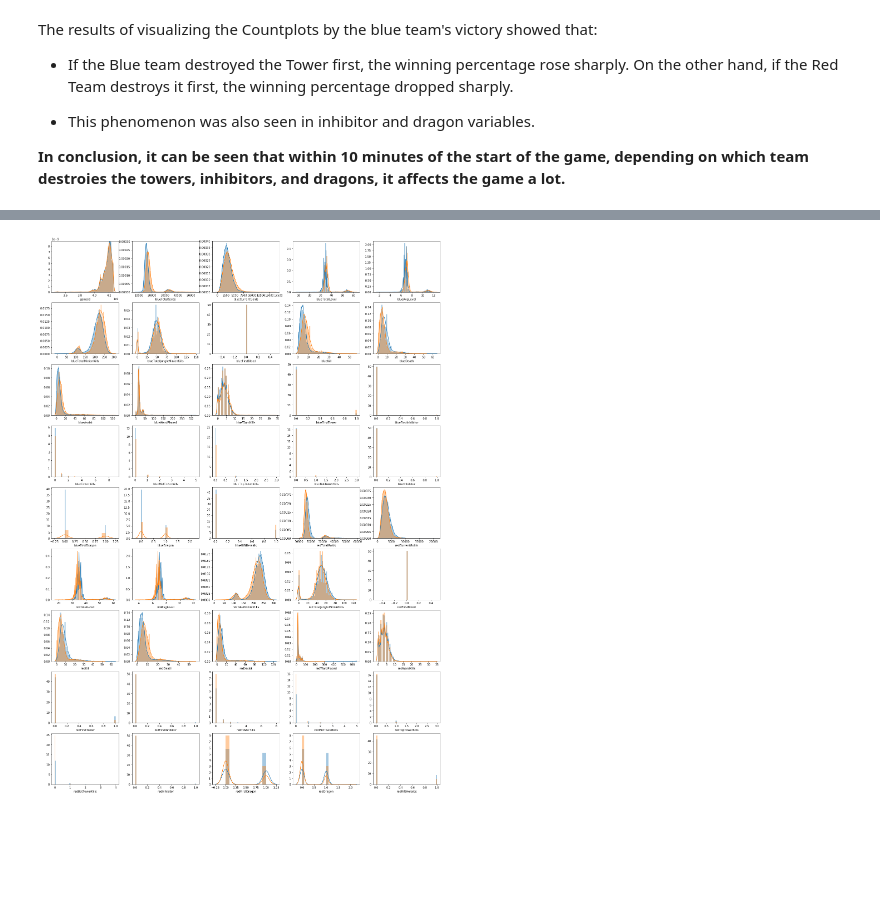
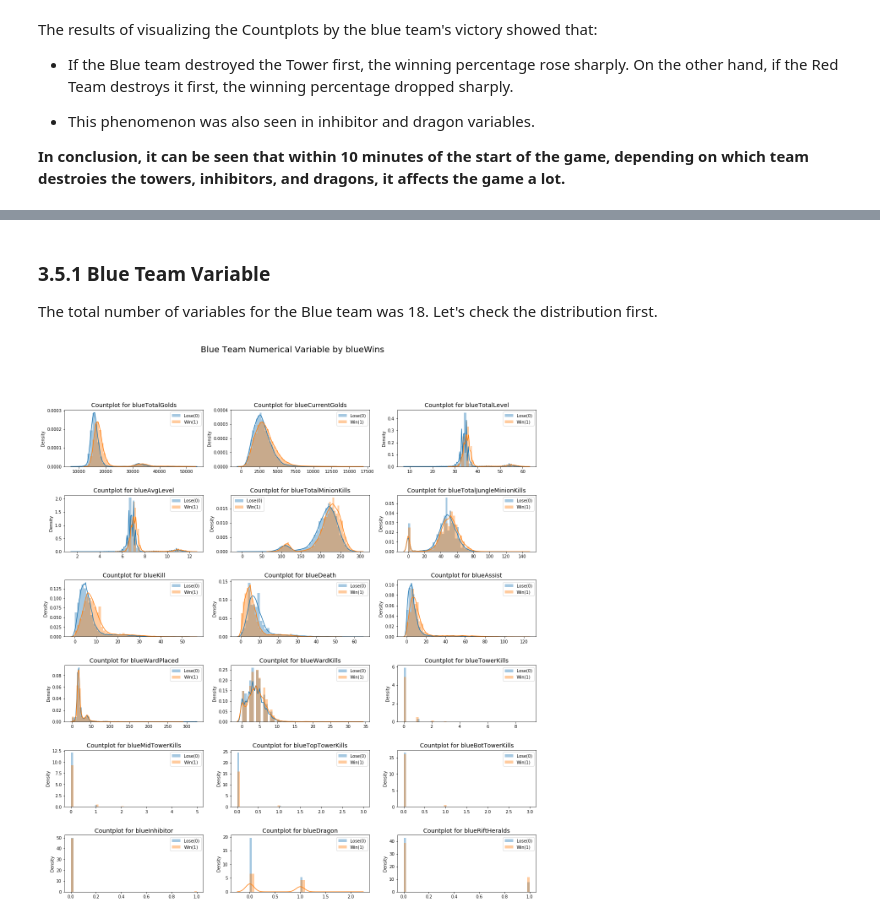
Before and after one commit to SSANGMAN/LoL, a Jupyter notebook: ipynb/Who_is_win_Exploratory Data Analysis_v1.ipynb, the cells around one changed output, grey strips where cells are left out. Cells and saved outputs as stored; diff of their text form; code cells hidden in the pictures; blank space fills up the shorter version.

```diff
--- a/ipynb/Who_is_win_Exploratory Data Analysis_v1.ipynb
+++ b/ipynb/Who_is_win_Exploratory Data Analysis_v1.ipynb
@@ -507,13 +496,28 @@ train.describe()
+# %%
+cat_cols.extend(cat_cols_num) # total categorical variable
+# %% [markdown]
+### 3.5.1 Blue Team Variable
+
+The total number of variables for the Blue team was 18. Let's check the distribution first.
+# %%
+num_cols = train.drop(columns = cat_cols).columns
+
+blue_num_cols = num_cols[1:19]
+red_num_cols = num_cols[19:-1]
 # %%
-num_cols = train.drop(columns = cat_cols).columns
+f = plt.figure(figsize = (20, 21))
+plt.suptitle("Blue Team Numerical Variable by blueWins", fontsize = 20)
 
-f = plt.figure(figsize = (25, 40))
+for i, num_col in enumerate(blue_num_cols):
 
-for i, num_col in enumerate(num_cols):
-    if num_col != 'blueWins':
+        f.add_subplot(6, 3, i + 1)
+        sns.distplot(train.loc[train['blueWins'] == 0][num_col], label = 'Lose(0)')
+        sns.distplot(train.loc[train['blueWins'] == 1][num_col], label = 'Win(1)')
 
-        f.add_subplot(10, 5, i + 1)
-        sns.distplot(train.loc[train['blueWins'] == 0][num_col])
-        sns.distplot(train.loc[train['blueWins'] == 1][num_col])
+        plt.legend(loc = 'best')
+        plt.title("Countplot for {}".format(num_col), fontsize = 14)
+        plt.xlabel("")
+        plt.ylabel("Density")
+        plt.subplots_adjust(hspace = 0.5)
 # %% [output]
-[figure, old version]
+[figure, new version]
```
Also changed, not shown: parts of 16 cells of this notebook.
